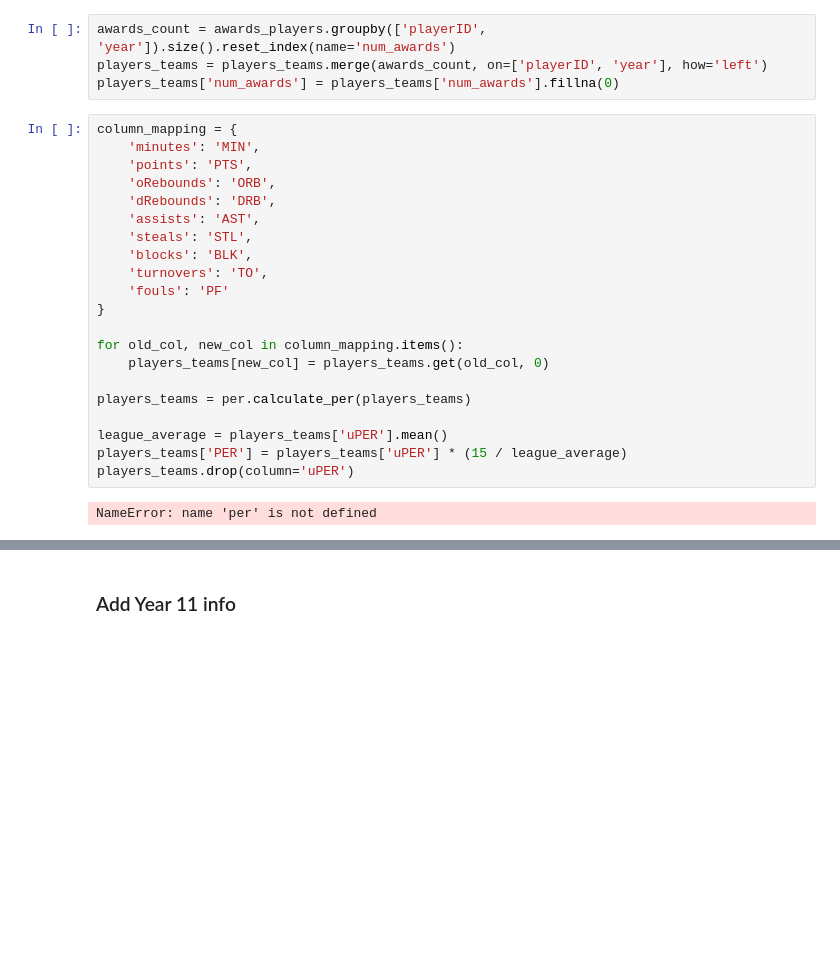
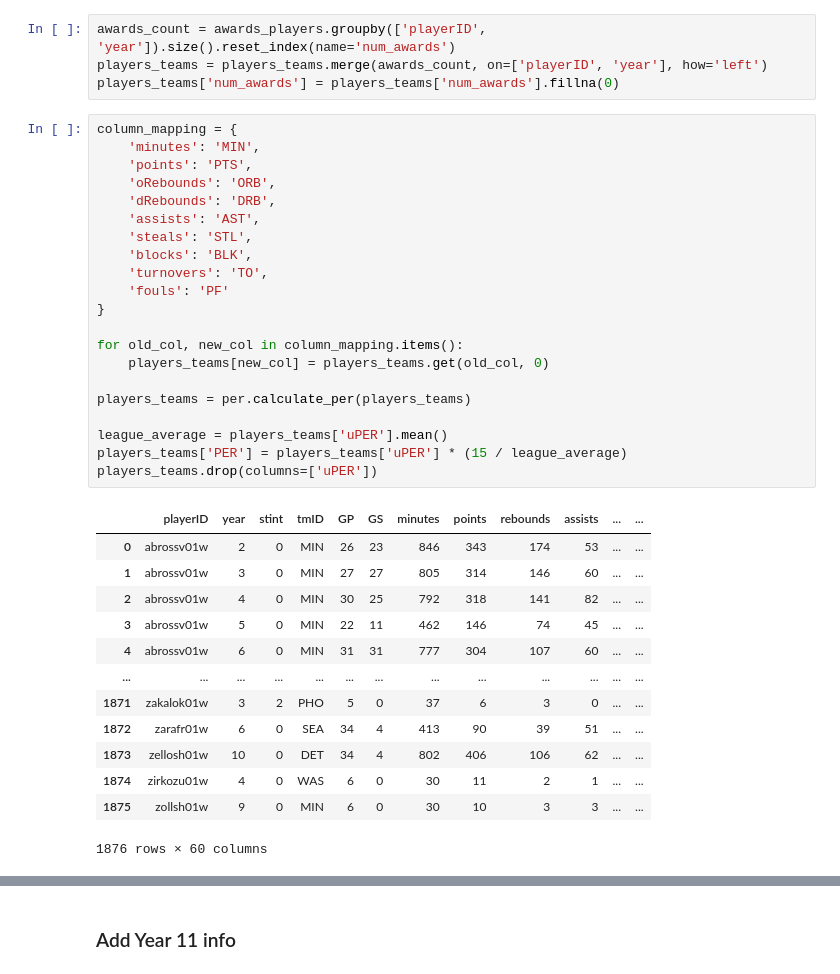
Before and after one commit to ruisilveira84/feup-ac, a Jupyter notebook: src/main.ipynb, the cells around one changed output, grey strips where cells are left out. Cells and saved outputs as stored; diff of their text form; blank space fills up the shorter version.

```diff
--- a/src/main.ipynb
+++ b/src/main.ipynb
@@ -198,26 +199,38 @@ players_teams['num_awards'] = players_teams['num_awards'].fillna(0)
 # %%
 column_mapping = {
     'minutes': 'MIN',
     'points': 'PTS',
     'oRebounds': 'ORB',
     'dRebounds': 'DRB',
     'assists': 'AST',
     'steals': 'STL',
     'blocks': 'BLK',
     'turnovers': 'TO',
     'fouls': 'PF'
 }
 
 for old_col, new_col in column_mapping.items():
     players_teams[new_col] = players_teams.get(old_col, 0)
 
 players_teams = per.calculate_per(players_teams)
 
 league_average = players_teams['uPER'].mean()
 players_teams['PER'] = players_teams['uPER'] * (15 / league_average)
-players_teams.drop(column='uPER')
+players_teams.drop(columns=['uPER'])
 # %% [output]
+|  | playerID | year | stint | tmID | GP | GS | minutes | points | rebounds | assists | ... | ... |
+| 0 | abrossv01w | 2 | 0 | MIN | 26 | 23 | 846 | 343 | 174 | 53 | ... | ... |
+| 1 | abrossv01w | 3 | 0 | MIN | 27 | 27 | 805 | 314 | 146 | 60 | ... | ... |
+| 2 | abrossv01w | 4 | 0 | MIN | 30 | 25 | 792 | 318 | 141 | 82 | ... | ... |
+| 3 | abrossv01w | 5 | 0 | MIN | 22 | 11 | 462 | 146 | 74 | 45 | ... | ... |
+| 4 | abrossv01w | 6 | 0 | MIN | 31 | 31 | 777 | 304 | 107 | 60 | ... | ... |
+| ... | ... | ... | ... | ... | ... | ... | ... | ... | ... | ... | ... | ... |
+| 1871 | zakalok01w | 3 | 2 | PHO | 5 | 0 | 37 | 6 | 3 | 0 | ... | ... |
+| 1872 | zarafr01w | 6 | 0 | SEA | 34 | 4 | 413 | 90 | 39 | 51 | ... | ... |
+| 1873 | zellosh01w | 10 | 0 | DET | 34 | 4 | 802 | 406 | 106 | 62 | ... | ... |
+| 1874 | zirkozu01w | 4 | 0 | WAS | 6 | 0 | 30 | 11 | 2 | 1 | ... | ... |
+| 1875 | zollsh01w | 9 | 0 | MIN | 6 | 0 | 30 | 10 | 3 | 3 | ... | ... |
-NameError: name 'per' is not defined
+1876 rows × 60 columns
 # %%
 save_files("04-feature_engineering",
             ["awards_players", "coaches", "players", "players_teams", "series_post", "teams", "teams_post"],
```
Also changed, not shown: parts of 11 cells of this notebook, 10 other files.
